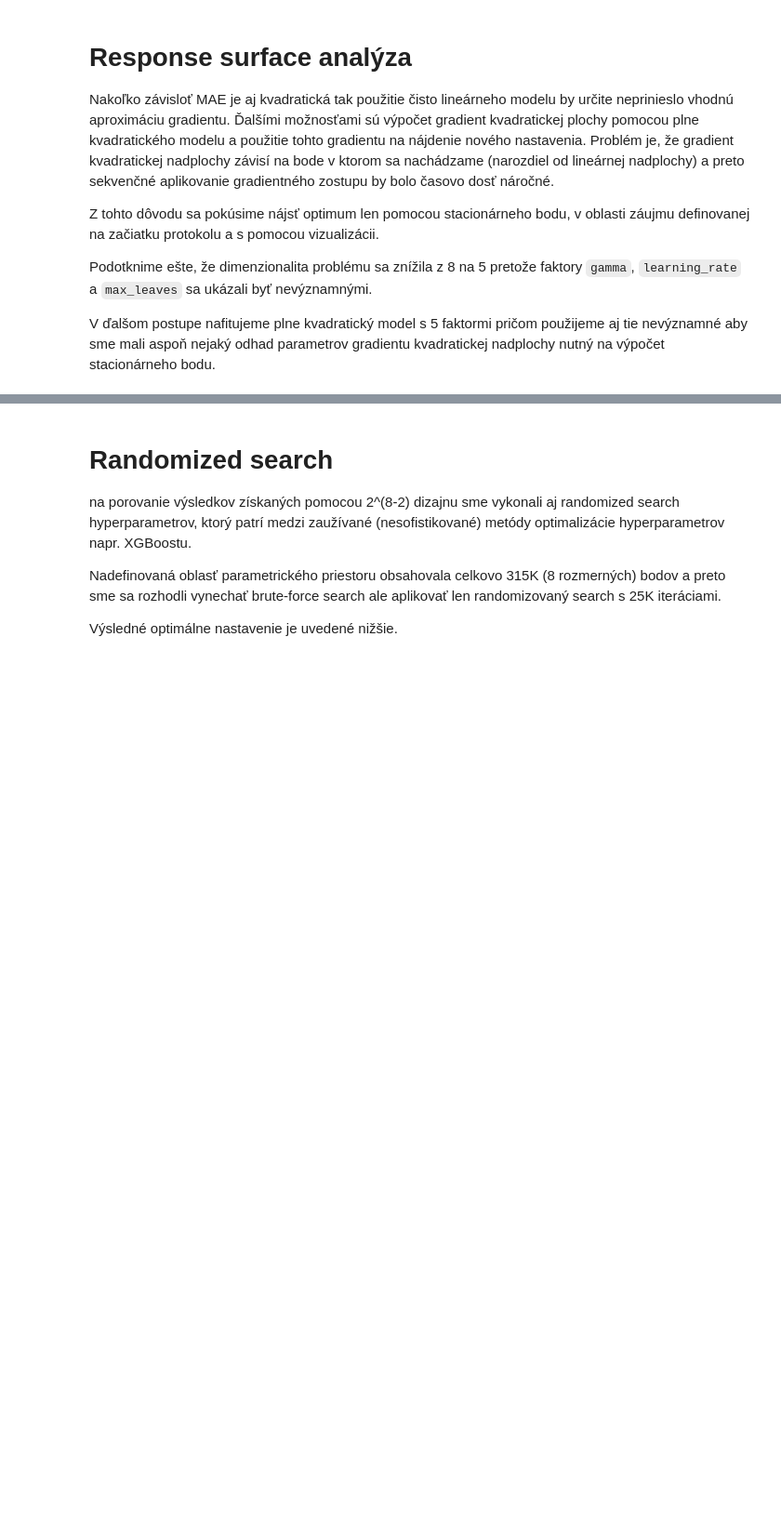
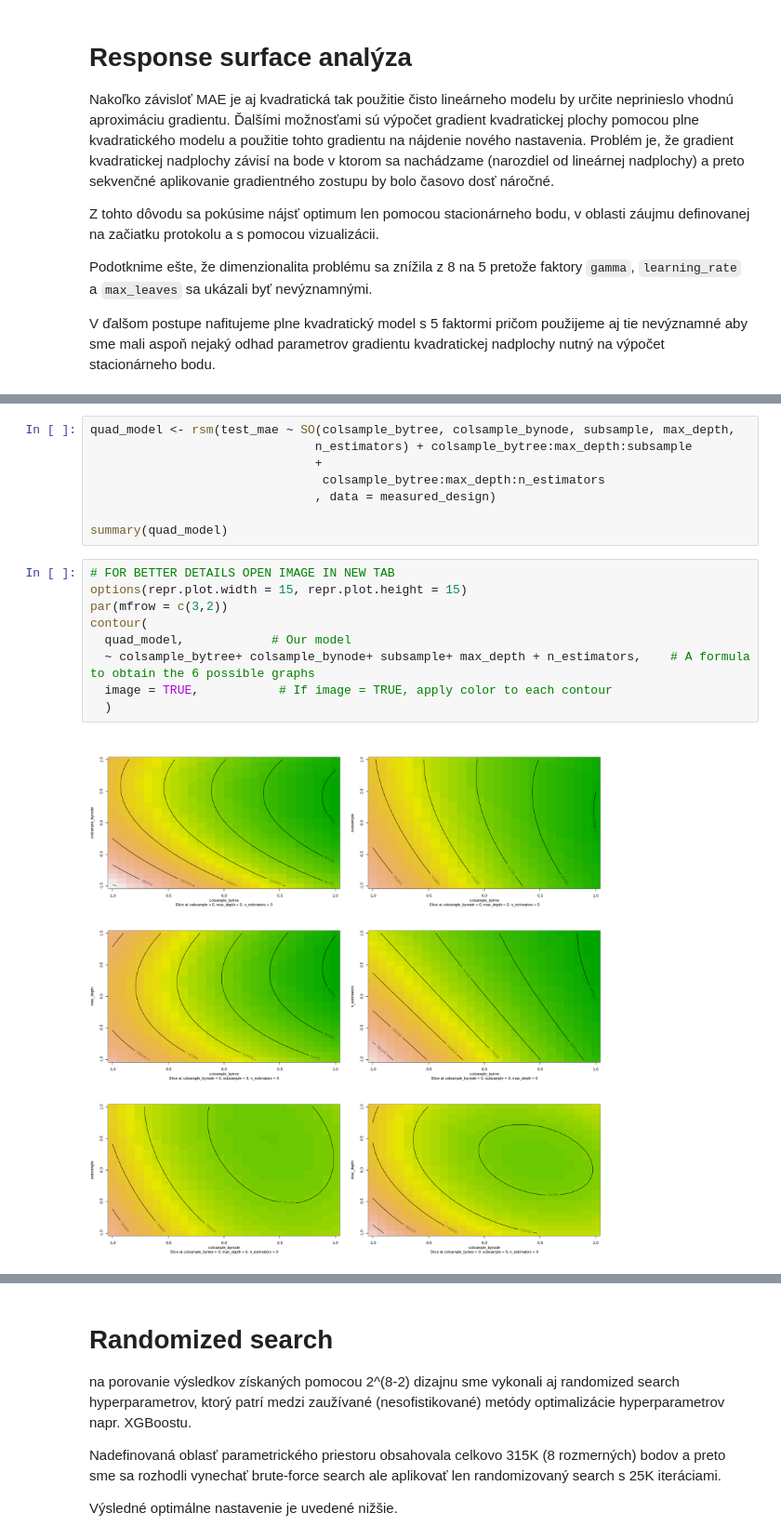
Before and after one commit to Many98/01NAEX, a Jupyter notebook: Protokol_EF.ipynb, the cells around one changed output, grey strips where cells are left out. Shown at 93% size. Cells and saved outputs as stored; diff of their text form; blank space fills up the shorter version.

```diff
--- a/Protokol_EF.ipynb
+++ b/Protokol_EF.ipynb
@@ -724,0 +747,19 @@ A data.frame: 1 × 5
+# %%
+quad_model <- rsm(test_mae ~ SO(colsample_bytree, colsample_bynode, subsample, max_depth,
+                               n_estimators) + colsample_bytree:max_depth:subsample
+                               +
+                                colsample_bytree:max_depth:n_estimators
+                               , data = measured_design)
+
+summary(quad_model)
+# %%
+# FOR BETTER DETAILS OPEN IMAGE IN NEW TAB
+options(repr.plot.width = 15, repr.plot.height = 15)
+par(mfrow = c(3,2))
+contour(
+  quad_model,            # Our model
+  ~ colsample_bytree+ colsample_bynode+ subsample+ max_depth + n_estimators,    # A formula to obtain the 6 possible graphs
+  image = TRUE,           # If image = TRUE, apply color to each contour
+  )
+# %% [output]
+[figure, added]
```
Also changed, not shown: parts of 14 cells of this notebook.
